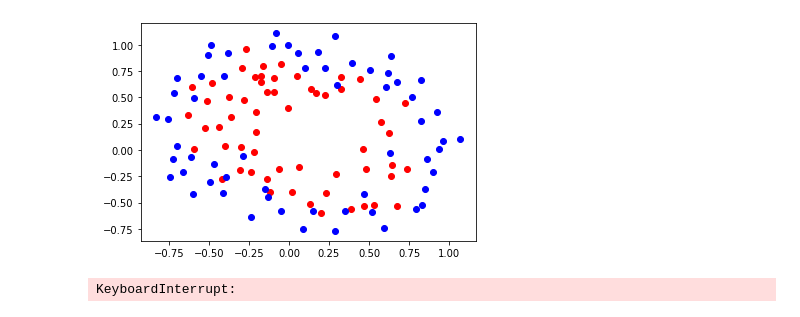
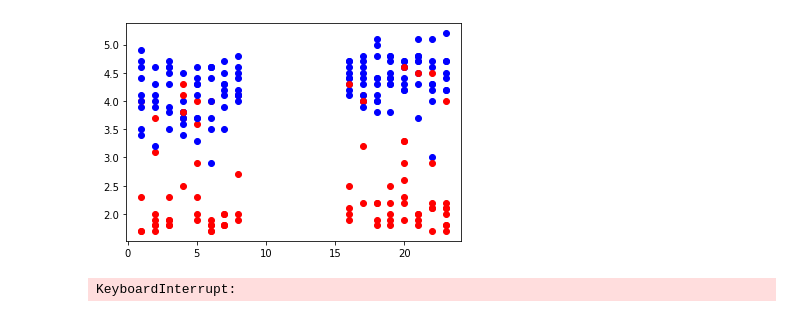
Before and after one commit to melZula/ML-in-ITMO-University, a Jupyter notebook: Labs/SVM.ipynb, the cells around one changed output. Saved outputs shown, nothing was run; the diff lists cells and outputs as text; code cells hidden in the pictures.

```diff
--- a/Labs/SVM.ipynb
+++ b/Labs/SVM.ipynb
@@ -48,7 +48,7 @@ def lagranjian(a, x, y, ker):
     for i in range(D):
         res -= a[i]
         for j in range(D):
-            res += a[i] * a[j] * y[i] * y[j] * ker(x[i], x[j])
+            res += 0.5 * a[i] * a[j] * y[i] * y[j] * ker(x[i], x[j])
     return res
 # %%
 def derivative(a, x, y, ker):
@@ -75,9 +75,11 @@ def make_b(a, x, y):
     w = 0
     B = list()
     for i in range(len(a)):
-        w += a[i] * y[i] * x[i]
+        if a[i] > 0:
+            w += a[i] * y[i] * x[i]
     for i in range(len(a)):
-        B.append(w.dot(x[i]) - y[i])
+        if a[i] > 0:
+            B.append(w.dot(x[i]) - y[i])
     return median(B)
 # %%
 def predict(a, x, X, y, kernel, b=None):
@@ -85,14 +87,14 @@ def predict(a, x, X, y, kernel, b=None):
     if b is None:
         b = make_b(a, X, y)
     for i in range(len(X)):
-        res += a[i] * y[i] * kernel(X[i], x) - b
+        res += np.dot(a[i] * y[i], kernel(X[i], x)) - b
     return np.sign(res)
 # %%
 def fit(X, y, kernel, C):
     x = [0 for i in range(len(X))]
-    opt_res = minimize(lagranjian, x, (X, y, kernel), 'SLSQP', options={"maxiter": 200, "eps": 0.5}, bounds=Bounds(0, C), constraints=LinearConstraint(y, -1, 1)) #jac={derivative},
+    opt_res = minimize(lagranjian, x, (X, y, kernel), 'SLSQP', options={"maxiter": 2000}, bounds=Bounds(0.0, C), constraints=LinearConstraint(y, 0, 0), jac={derivative}) #,
     if opt_res.success == False:
-        print(opt_res)
+        print(opt_res.message)
     a = opt_res.x
     return a, make_b(a, X, y)
 # %%
@@ -125,29 +124,29 @@ draw_plot_contour(alfa, X, y, linear, 'chips')
 # %%
 # Линейное ядро
 
-X, y = chips.values[:,:-1], chips.values[:,-1]
+X, y = geyser.values[:,:-1], geyser.values[:,-1]
 draw_plot(X, y)
 C = [0.05, 0.1, 0.5, 1.0, 5.0, 10.0, 50.0, 100.0]
 params = list(product(C))
 accs = []
 for param in params:
     #clf = SVM(kernel=linear_kernel, C=param[0])
     acc_clf = []
     Xs_train, Xs_test, ys_train, ys_test = cross_validation_split(X, y)
     for i in range(len(Xs_train)):
         #clf.fit(Xs_train[i], ys_train[i])
         alfa, b = fit(Xs_train[i], ys_train[i], linear, param[0])
         #y_pred = clf.predict(Xs_test[i])
         y_pred = []
         for obj in Xs_test[i]:
             y_pred.append(predict(alfa, obj, Xs_test[i], ys_test[i], linear, b))
         acc_clf.append(accuracy_score(np.array(y_pred), ys_test[i]))
     accs.append(sum(acc_clf) / len(acc_clf))
 print(f'Chips, Линейное ядро, Лучшая точность: {accs[accs.index(max(accs))]}, C: {params[accs.index(max(accs))][0]}')
 
 #clf = SVM(kernel=linear_kernel, C=params[accs.index(max(accs))][0])
 alfa, b = fit(X, y, linear, params[accs.index(max(accs))][0])
-draw_plot_contour(alfa, X, y, linear, 'chips')
+draw_plot_contour(alfa, X, y, linear, 'geyser')
 # %% [output]
-[figure, old version]
+[figure, new version]
 KeyboardInterrupt:
```
Also changed, not shown: parts of 8 cells of this notebook, 2 other files.
